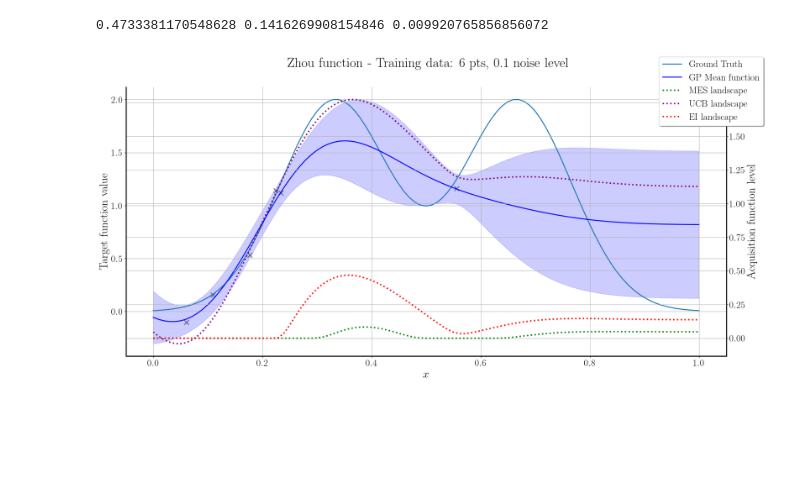
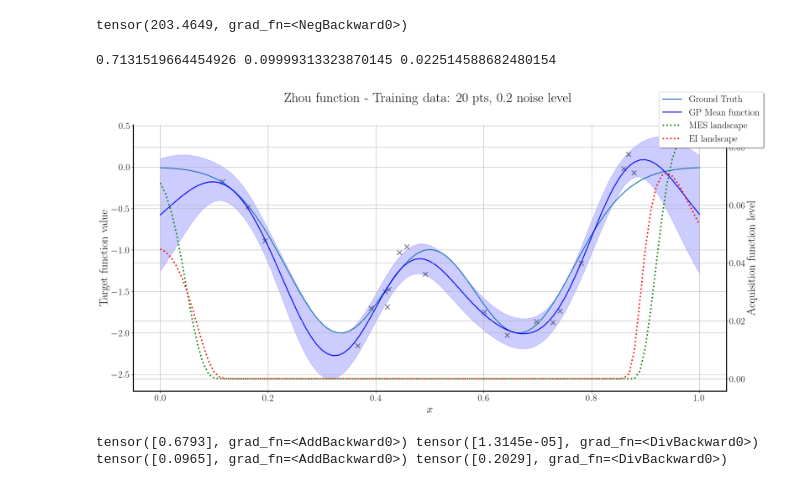
Before and after one commit to julienmartinelli/playground_bo, a Jupyter notebook: demo.ipynb, the cells around one changed output. Saved outputs shown, nothing was run; the diff lists cells and outputs as text; code cells hidden in the pictures; blank space fills up the shorter version.

```diff
--- a/demo.ipynb
+++ b/demo.ipynb
@@ -15,35 +17,39 @@ from utils import pick_acqf, pick_kernel, pick_test_function, set_matplotlib_par
 torch.set_default_dtype(torch.double)
 set_matplotlib_params()
 # %%
-exp, ker, acqf, n_init, seed = "Zhou", "RBF", "MES", 6, 1
-budget = 8
+exp, ker, acqf, n_init, seed = "Zhou", "RBF", "MES", 20,24
+budget = 100
 torch.manual_seed(seed)
 
 problem = pick_test_function(exp)
 bounds = torch.tensor(problem._bounds).T
 dim = bounds.shape[1]
-sigma = .1 # hardcoded noise level, but should be function-dependent.
+sigma = .2 # hardcoded noise level, but should be function-dependent.
 
 data = {}
 data["train_X"] = (bounds[0] + (bounds[1] - bounds[0]) * torch.rand(n_init, dim))
-train_Y = problem(data["train_X"]).view(-1, 1)
+train_Y = - problem(data["train_X"]).view(-1, 1)
 data["train_Y"] = train_Y + sigma * torch.randn(size=train_Y.shape)
 
 ### for plotting of unknown function
 X = torch.linspace(float(bounds[0]), float(bounds[1]), 101).reshape(-1, 1)
-Y = problem(X)
+Y = - problem(X)
 # %%
 K = pick_kernel(ker, dim)
 gpr = SingleTaskGP(data["train_X"], data["train_Y"], covar_module=K)
 mll = ExactMarginalLogLikelihood(gpr.likelihood, gpr)
 fit_gpytorch_model(mll, max_retries=10);
+# %%
+-mll(gpr(data["train_X"]), data["train_Y"]).sum()
+# %% [output]
+tensor(203.4649, grad_fn=<NegBackward0>)
 # %%
 gpr_post_mean = gpr.likelihood(gpr(X)).mean.detach().numpy()
 gpr_post_var = np.sqrt(gpr.likelihood(gpr(X)).variance.detach().numpy())
 # %%
 print(gpr.covar_module.outputscale.item(), gpr.covar_module.base_kernel.lengthscale.item(), gpr.likelihood.noise.item()) # GP hyperparameters post optimization
 # %% [output]
-0.4733381170548628 0.1416269908154846 0.009920765856856072
+0.7131519664454926 0.09999313323870145 0.022514588682480154
 # %%
 # bounds = problem._bounds
 candidate_set = torch.rand(100, bounds.size(1), device=bounds.device, dtype=bounds.dtype)
@@ -59,22 +65,22 @@ ei_eval = EI(X[:, None, :]).detach().numpy()
 # %%
 fig, axes = plt.subplots(1, 1, figsize=(20, 10))
 axes.plot(X, Y, label='Ground Truth')
 axes.scatter(data["train_X"], data["train_Y"], alpha=.5, color='black', marker='x', s=100)
 axes.plot(X, gpr_post_mean, 'b', label='GP Mean function')
 axes.fill_between(X.squeeze(), gpr_post_mean - gpr_post_var,
                      gpr_post_mean + gpr_post_var, alpha=0.2, color='b')
 ax2 = axes.twinx()
 ax2.plot(X, mes_eval, linestyle='dotted', color='green', linewidth=3, label='MES landscape')
-ax2.plot(X, ucb_eval, linestyle='dotted', color='purple', linewidth=3, label='UCB landscape')
+#ax2.plot(X, ucb_eval, linestyle='dotted', color='purple', linewidth=3, label='UCB landscape')
 ax2.plot(X, ei_eval, linestyle='dotted', color='red', linewidth=3, label='EI landscape')
 
 ax2.set_ylabel("Acquisition function level")
 axes.set_ylabel('Target function value')
 axes.set_xlabel('$x$')
 axes.spines['right'].set_visible(True)
 fig.suptitle(f"Zhou function - Training data: {n_init} pts, {sigma} noise level")
 fig.legend(shadow=True)
 fig.tight_layout()
 plt.show()
 # %% [output]
-[figure, old version]
+[figure, new version]
@@ -81,9 +217,19 @@ plt.show()
 # %%
 ##### BO LOOP
-data["regrets"] = torch.zeros(budget + 1)
+import warnings
+warnings.filterwarnings("ignore")
+
+
+data["regrets"] = torch.zeros(budget + 2)
 data["regrets"][0] = problem.optimal_value - data["train_X"].max()
-for b in range(budget):
-    af = pick_acqf(acqf, data, gpr, bounds)
+status = True
+b = 1
+cc = []
+while status and b < 80:
+    # af = CustomUpperConfidenceBound(gpr, 0.2 * math.log(1 + 0.2*b), lcb=True)
+    af = CustomUpperConfidenceBound(gpr, 0.2, maximize=False, lcb=True)
+    #af = CustomUpperConfidenceBound(gpr, 0.2)
+   # af = pick_acqf(acqf, data, gpr, bounds)
     candidates, _ = optimize_acqf(
                             acq_function=af,
                             bounds=bounds,
@@ -91,13 +237,22 @@ for b in range(budget):
                             num_restarts=10,
                             raw_samples=512,
                             )
-    y = problem(candidates)
+    y = - problem(candidates)
     data["train_X"] = torch.cat((data["train_X"], candidates))
     data["train_Y"] = torch.cat((data["train_Y"], y.view(-1, 1)))
     data["regrets"][b + 1] = problem.optimal_value - data["train_Y"].max()
+    b += 1
+    previousmodel = copy.deepcopy(gpr)
+    K = pick_kernel(ker, dim)
     gpr = SingleTaskGP(data["train_X"], data["train_Y"], covar_module=K)
     mll = ExactMarginalLogLikelihood(gpr.likelihood, gpr)
     fit_gpytorch_model(mll, max_retries=10);
-
-gpr_post_mean = gpr.likelihood(gpr(X)).mean.detach().numpy()
-gpr_post_var = np.sqrt(gpr.likelihood(gpr(X)).variance.detach().numpy())
+    status, deltart, st, kappa = compute_stopping_criterion(gpr, previousmodel, data)
+    # print(status, deltart.detach(), st.detach(), kappa.detach())
+    #cc.append(float(deltart))
+    #if deltart < 0.1 * np.median(cc[:20]) and len(cc) >= 20:
+    #    status = False
+    print(deltart, st)
+# %% [output]
+tensor([0.6793], grad_fn=<AddBackward0>) tensor([1.3145e-05], grad_fn=<DivBackward0>)
+tensor([0.0965], grad_fn=<AddBackward0>) tensor([0.2029], grad_fn=<DivBackward0>)
```
Also changed, not shown: parts of 7 cells of this notebook, 2 other files.
